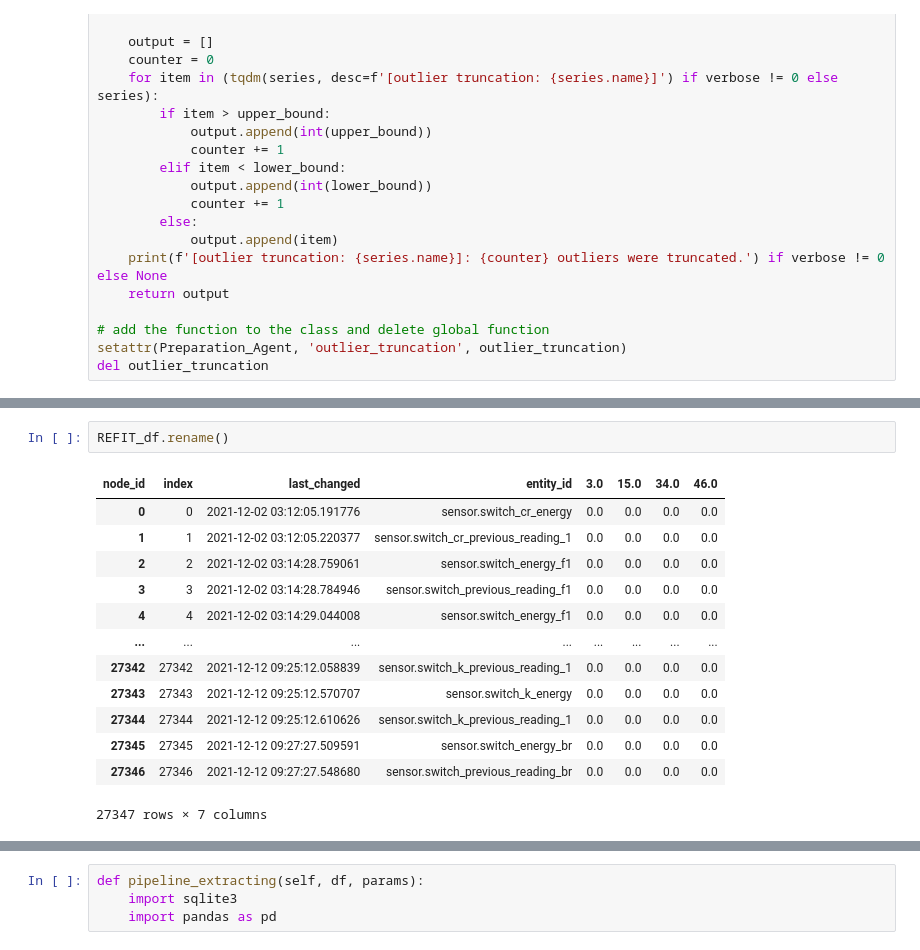
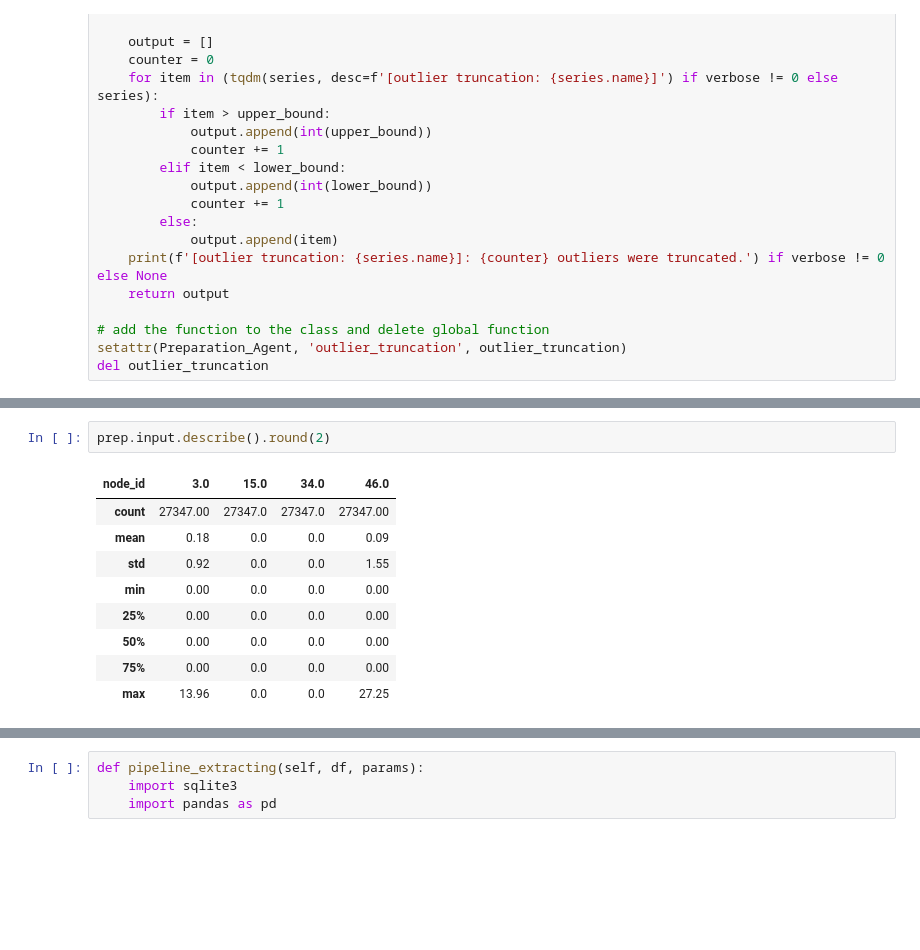
Before and after one commit to sonyaarom/Seminar-Information-Systems, a Jupyter notebook: getting_the_data.ipynb, the cells around one changed output, grey strips where cells are left out. Saved outputs shown, nothing was run; the diff lists cells and outputs as text; blank space fills up the shorter version.

```diff
--- a/getting_the_data.ipynb
+++ b/getting_the_data.ipynb
@@ -150,16 +129,12 @@ Name: 3.0, Length: 27347, dtype: float64
-# %%
-REFIT_df.rename()
-# %% [output]
-| node_id | index | last_changed | entity_id | 3.0 | 15.0 | 34.0 | 46.0 |
-| 0 | 0 | 2021-12-02 03:12:05.191776 | sensor.switch_cr_energy | 0.0 | 0.0 | 0.0 | 0.0 |
-| 1 | 1 | 2021-12-02 03:12:05.220377 | sensor.switch_cr_previous_reading_1 | 0.0 | 0.0 | 0.0 | 0.0 |
-| 2 | 2 | 2021-12-02 03:14:28.759061 | sensor.switch_energy_f1 | 0.0 | 0.0 | 0.0 | 0.0 |
-| 3 | 3 | 2021-12-02 03:14:28.784946 | sensor.switch_previous_reading_f1 | 0.0 | 0.0 | 0.0 | 0.0 |
-| 4 | 4 | 2021-12-02 03:14:29.044008 | sensor.switch_energy_f1 | 0.0 | 0.0 | 0.0 | 0.0 |
-| ... | ... | ... | ... | ... | ... | ... | ... |
-| 27342 | 27342 | 2021-12-12 09:25:12.058839 | sensor.switch_k_previous_reading_1 | 0.0 | 0.0 | 0.0 | 0.0 |
-| 27343 | 27343 | 2021-12-12 09:25:12.570707 | sensor.switch_k_energy | 0.0 | 0.0 | 0.0 | 0.0 |
-| 27344 | 27344 | 2021-12-12 09:25:12.610626 | sensor.switch_k_previous_reading_1 | 0.0 | 0.0 | 0.0 | 0.0 |
-| 27345 | 27345 | 2021-12-12 09:27:27.509591 | sensor.switch_energy_br | 0.0 | 0.0 | 0.0 | 0.0 |
-| 27346 | 27346 | 2021-12-12 09:27:27.548680 | sensor.switch_previous_reading_br | 0.0 | 0.0 | 0.0 | 0.0 |
-27347 rows × 7 columns
+# %%
+prep.input.describe().round(2)
+# %% [output]
+| node_id | 3.0 | 15.0 | 34.0 | 46.0 |
+| count | 27347.00 | 27347.0 | 27347.0 | 27347.00 |
+| mean | 0.18 | 0.0 | 0.0 | 0.09 |
+| std | 0.92 | 0.0 | 0.0 | 1.55 |
+| min | 0.00 | 0.0 | 0.0 | 0.00 |
+| 25% | 0.00 | 0.0 | 0.0 | 0.00 |
+| 50% | 0.00 | 0.0 | 0.0 | 0.00 |
+| 75% | 0.00 | 0.0 | 0.0 | 0.00 |
+| max | 13.96 | 0.0 | 0.0 | 27.25 |
```
Also changed, not shown: parts of 29 cells of this notebook.
